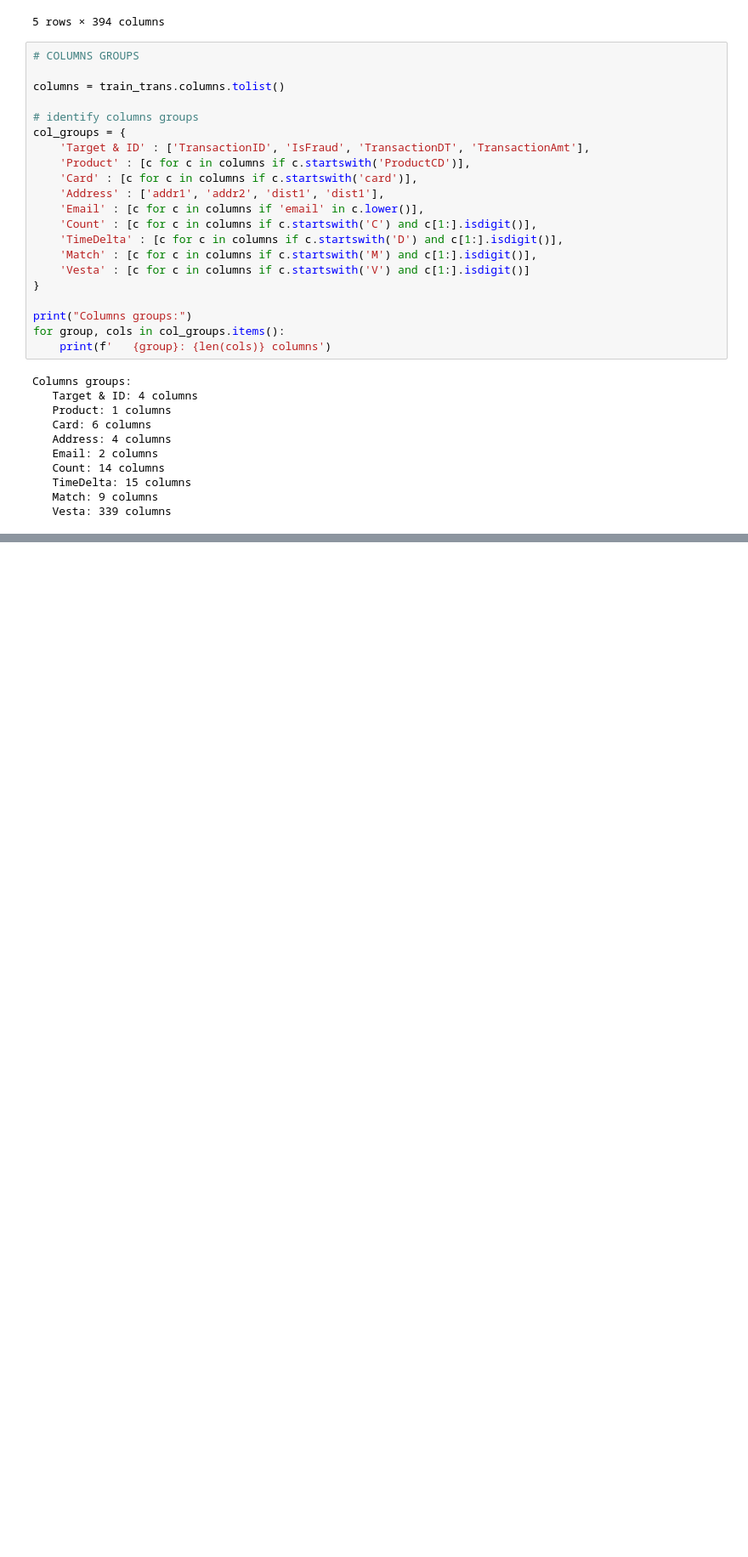
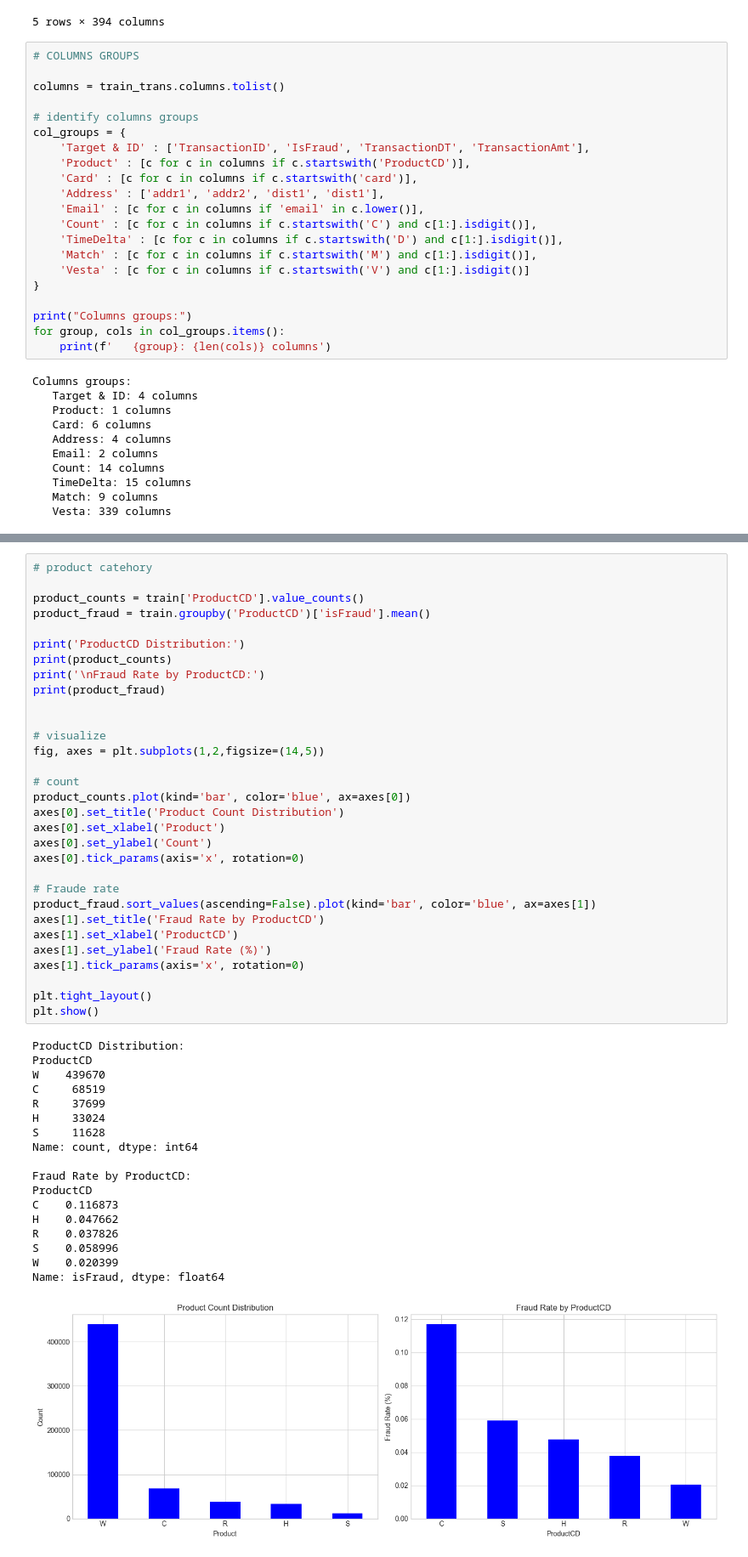
Before and after one commit to maxvyquincy9393/ieee-fraud-detection, a Jupyter notebook: notebook/01_data_loading.ipynb, the cells around one changed output, grey strips where cells are left out. Shown at 85% size. Cells and saved outputs as stored; diff of their text form; blank space fills up the shorter version.

```diff
--- a/notebook/01_data_loading.ipynb
+++ b/notebook/01_data_loading.ipynb
@@ -186,0 +364,50 @@ Fraud (1) 20,663 (96.50%)
+# %%
+# product catehory
+
+product_counts = train['ProductCD'].value_counts()
+product_fraud = train.groupby('ProductCD')['isFraud'].mean()
+
+print('ProductCD Distribution:')
+print(product_counts)
+print('\nFraud Rate by ProductCD:')
+print(product_fraud)
+
+
+# visualize
+fig, axes = plt.subplots(1,2,figsize=(14,5))
+
+# count
+product_counts.plot(kind='bar', color='blue', ax=axes[0])
+axes[0].set_title('Product Count Distribution')
+axes[0].set_xlabel('Product')
+axes[0].set_ylabel('Count')
+axes[0].tick_params(axis='x', rotation=0)
+
+# Fraude rate
+product_fraud.sort_values(ascending=False).plot(kind='bar', color='blue', ax=axes[1])
+axes[1].set_title('Fraud Rate by ProductCD')
+axes[1].set_xlabel('ProductCD')
+axes[1].set_ylabel('Fraud Rate (%)')
+axes[1].tick_params(axis='x', rotation=0)
+
+plt.tight_layout()
+plt.show()
+# %% [output]
+ProductCD Distribution:
+ProductCD
+W    439670
+C     68519
+R     37699
+H     33024
+S     11628
+Name: count, dtype: int64
+
+Fraud Rate by ProductCD:
+ProductCD
+C    0.116873
+H    0.047662
+R    0.037826
+S    0.058996
+W    0.020399
+Name: isFraud, dtype: float64
+[figure, added]
```
Also changed, not shown: parts of 12 cells of this notebook.
